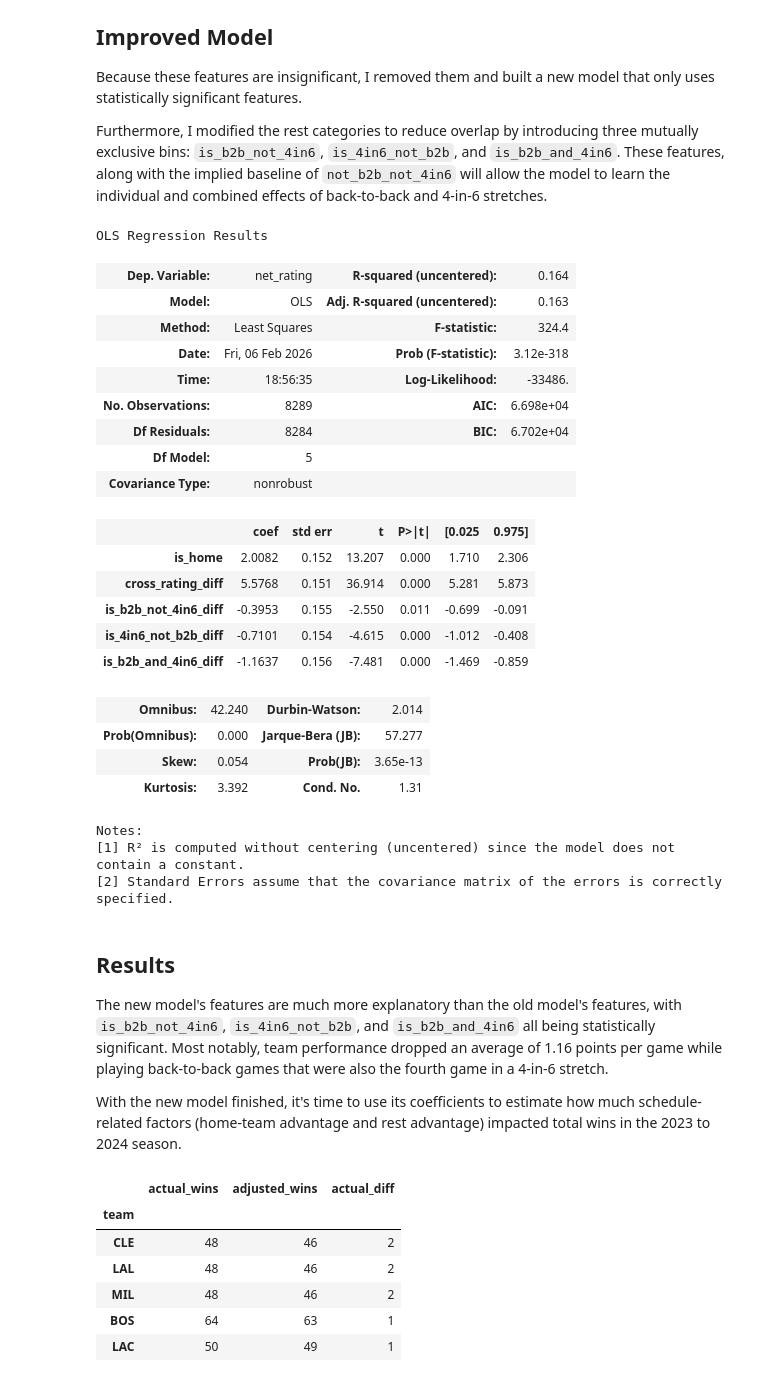
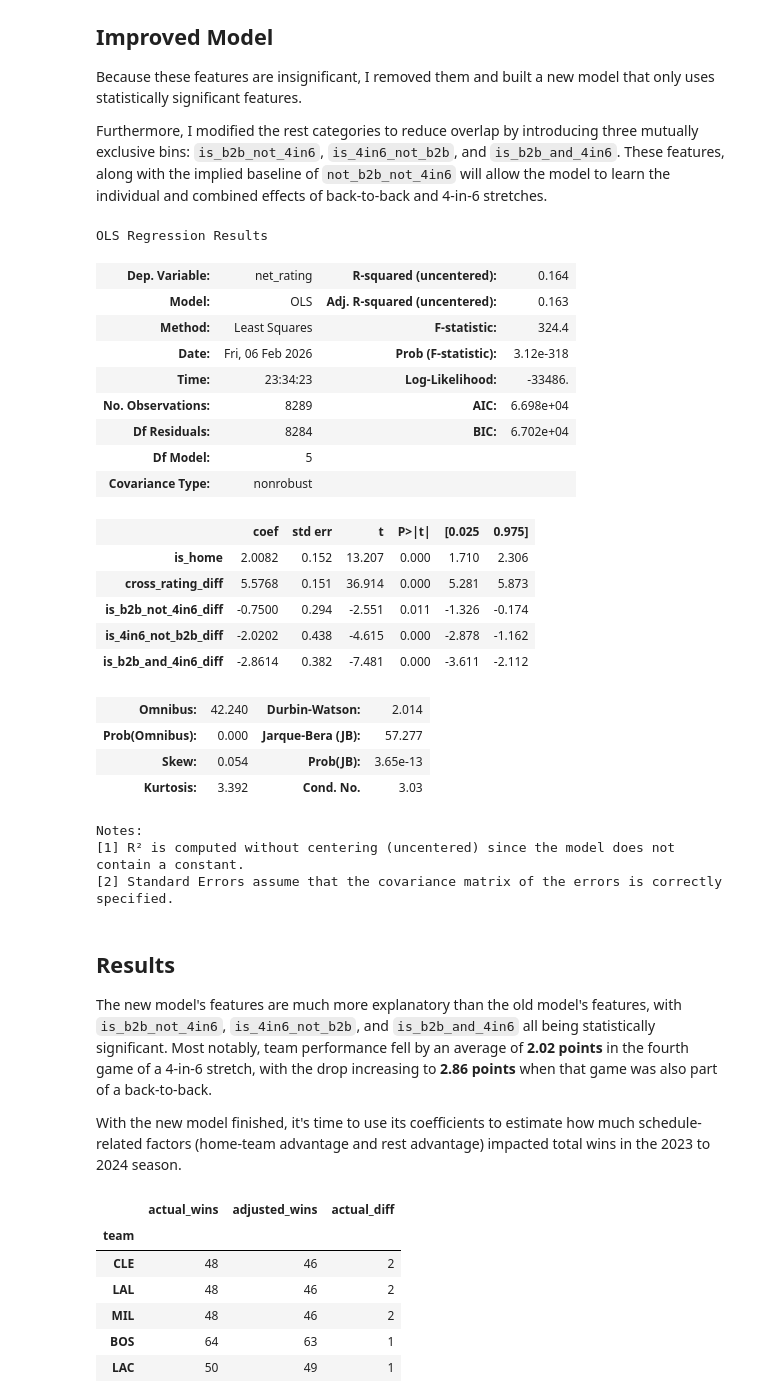
Before and after one commit to wjeff9/nba-schedule-analysis, a Jupyter notebook: schedule_project_python.ipynb, the cells around one changed output. Saved outputs shown, nothing was run; the diff lists cells and outputs as text; code cells hidden in the pictures.

```diff
--- a/schedule_project_python.ipynb
+++ b/schedule_project_python.ipynb
@@ -475,30 +475,40 @@ The last step before feeding the data into the model is standardizing the data.
 # %%
 full_df_post_2017 = full_df[full_df['season'] >= 2017]
 
-def scale_model_df(full_df, full_features, target):
+def scale_model_df(full_df, full_features, target, binary_features):
     '''Scale features for model training while preserving metadata'''
     scaler = StandardScaler()
 
+    # Avoid scaling binary features to preserve interpretability
+    features_to_scale = [f for f in full_features if f not in binary_features]
+
     # Scaled features (ensure index matches original to prevent misalignment)
     X_scaled = pd.DataFrame(
-        scaler.fit_transform(full_df[full_features]),
-        columns=full_features,
+        scaler.fit_transform(full_df[features_to_scale]),
+        columns=features_to_scale,
         index=full_df.index
     )
 
     # Extract metadata and target
     metadata = ['team', 'opponent', 'season', 'gamedate']
-    meta_df = full_df[metadata]
     y = full_df[target]
 
     # Merge parts
-    model_df = pd.concat([meta_df, X_scaled], axis=1)  # Concatenate horizontally
+    model_df = pd.concat([full_df[metadata], X_scaled, full_df[binary_features]], axis=1)  # Concatenate horizontally
     model_df[target] = y  # Add target back
 
     return model_df
 
+# Features to avoid scaling
+# is_home is an exception because we want it to be 1 / -1 due to its symmetry
+binary_features = [
+    'is_b2b_diff', 'is_3in4_diff', 'is_4in6_diff', 'is_5in7_diff'
+]
+
 # Scale features and set target
-model_df = scale_model_df(full_df_post_2017, full_features, target)
+model_df = scale_model_df(full_df_post_2017, full_features, target, binary_features)
+
+# Round is_home to 1 or -1
 model_df['is_home'] = np.round(model_df['is_home'])
 
 model_df.head(10)
@@ -580,49 +590,51 @@ new_partial_features = [
     'is_home',
     'moving_avg_ortg', 'moving_avg_drtg',
     'is_b2b_not_4in6', 'is_4in6_not_b2b', 'is_b2b_and_4in6'
 ]
 
 target = 'net_rating'
 
+new_binary_features = ['is_b2b_not_4in6_diff', 'is_4in6_not_b2b_diff', 'is_b2b_and_4in6_diff']
+
 # Compile and standardize data for new model
 new_partial_df = build_partial_df(rating_df, travel_df, rest_df, new_partial_features, target)
 new_full_df, new_full_features = build_full_df(new_partial_df, new_partial_features, target)
 new_full_df_post_2017 = new_full_df[new_full_df['season'] >= 2017]
-new_model_df = scale_model_df(new_full_df_post_2017, new_full_features, target)
+new_model_df = scale_model_df(new_full_df_post_2017, new_full_features, target, new_binary_features)
 
 # Build new model
 new_linear_model = sm.OLS(new_model_df[target], new_model_df[new_full_features]).fit()  # Ordinary least squares
 
 # Summarize model
 new_linear_model.summary()
 # %% [output]
 OLS Regression Results
 | Dep. Variable: | net_rating | R-squared (uncentered): | 0.164 |
 | Model: | OLS | Adj. R-squared (uncentered): | 0.163 |
 | Method: | Least Squares | F-statistic: | 324.4 |
 | Date: | Fri, 06 Feb 2026 | Prob (F-statistic): | 3.12e-318 |
-| Time: | 18:56:35 | Log-Likelihood: | -33486. |
+| Time: | 23:34:23 | Log-Likelihood: | -33486. |
 | No. Observations: | 8289 | AIC: | 6.698e+04 |
 | Df Residuals: | 8284 | BIC: | 6.702e+04 |
 | Df Model: | 5 |  |  |
 | Covariance Type: | nonrobust |  |  |
 |  | coef | std err | t | P>|t| | [0.025 | 0.975] |
 | is_home | 2.0082 | 0.152 | 13.207 | 0.000 | 1.710 | 2.306 |
 | cross_rating_diff | 5.5768 | 0.151 | 36.914 | 0.000 | 5.281 | 5.873 |
-| is_b2b_not_4in6_diff | -0.3953 | 0.155 | -2.550 | 0.011 | -0.699 | -0.091 |
-| is_4in6_not_b2b_diff | -0.7101 | 0.154 | -4.615 | 0.000 | -1.012 | -0.408 |
-| is_b2b_and_4in6_diff | -1.1637 | 0.156 | -7.481 | 0.000 | -1.469 | -0.859 |
+| is_b2b_not_4in6_diff | -0.7500 | 0.294 | -2.551 | 0.011 | -1.326 | -0.174 |
+| is_4in6_not_b2b_diff | -2.0202 | 0.438 | -4.615 | 0.000 | -2.878 | -1.162 |
+| is_b2b_and_4in6_diff | -2.8614 | 0.382 | -7.481 | 0.000 | -3.611 | -2.112 |
 | Omnibus: | 42.240 | Durbin-Watson: | 2.014 |
 | Prob(Omnibus): | 0.000 | Jarque-Bera (JB): | 57.277 |
 | Skew: | 0.054 | Prob(JB): | 3.65e-13 |
-| Kurtosis: | 3.392 | Cond. No. | 1.31 |
+| Kurtosis: | 3.392 | Cond. No. | 3.03 |
 Notes:
 [1] R² is computed without centering (uncentered) since the model does not contain a constant.
 [2] Standard Errors assume that the covariance matrix of the errors is correctly specified.
 # %% [markdown]
 ## Results
 
-The new model's features are much more explanatory than the old model's features, with `is_b2b_not_4in6`, `is_4in6_not_b2b`, and `is_b2b_and_4in6` all being statistically significant. Most notably, team performance dropped an average of 1.16 points per game while playing back-to-back games that were also the fourth game in a 4-in-6 stretch.
+The new model's features are much more explanatory than the old model's features, with `is_b2b_not_4in6`, `is_4in6_not_b2b`, and `is_b2b_and_4in6` all being statistically significant. Most notably, team performance fell by an average of **2.02 points** in the fourth game of a 4-in-6 stretch, with the drop increasing to **2.86 points** when that game was also part of a back-to-back.
 
 With the new model finished, it's time to use its coefficients to estimate how much schedule-related factors (home-team advantage and rest advantage) impacted total wins in the 2023 to 2024 season.
 # %%
```
Also changed, not shown: parts of 2 cells of this notebook, 3 other files.
